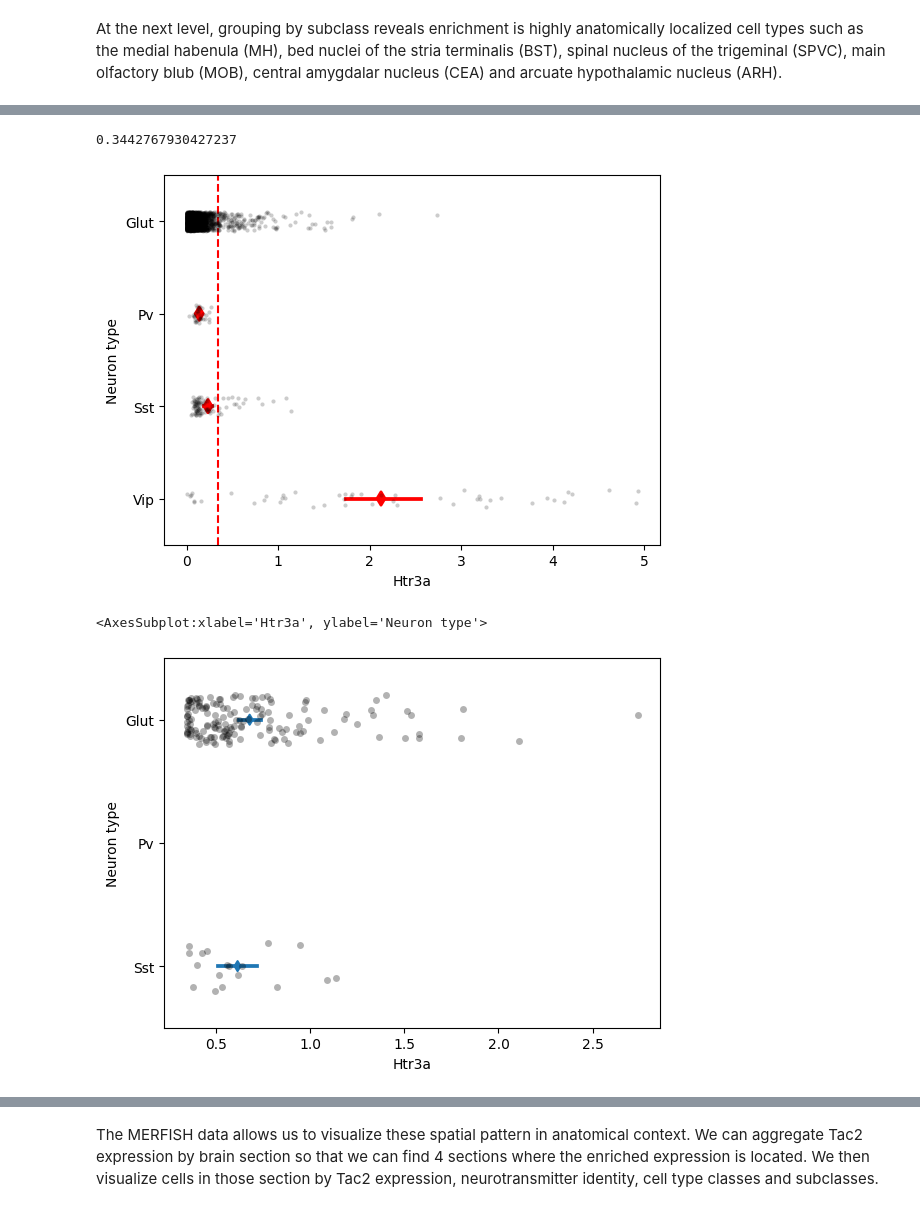
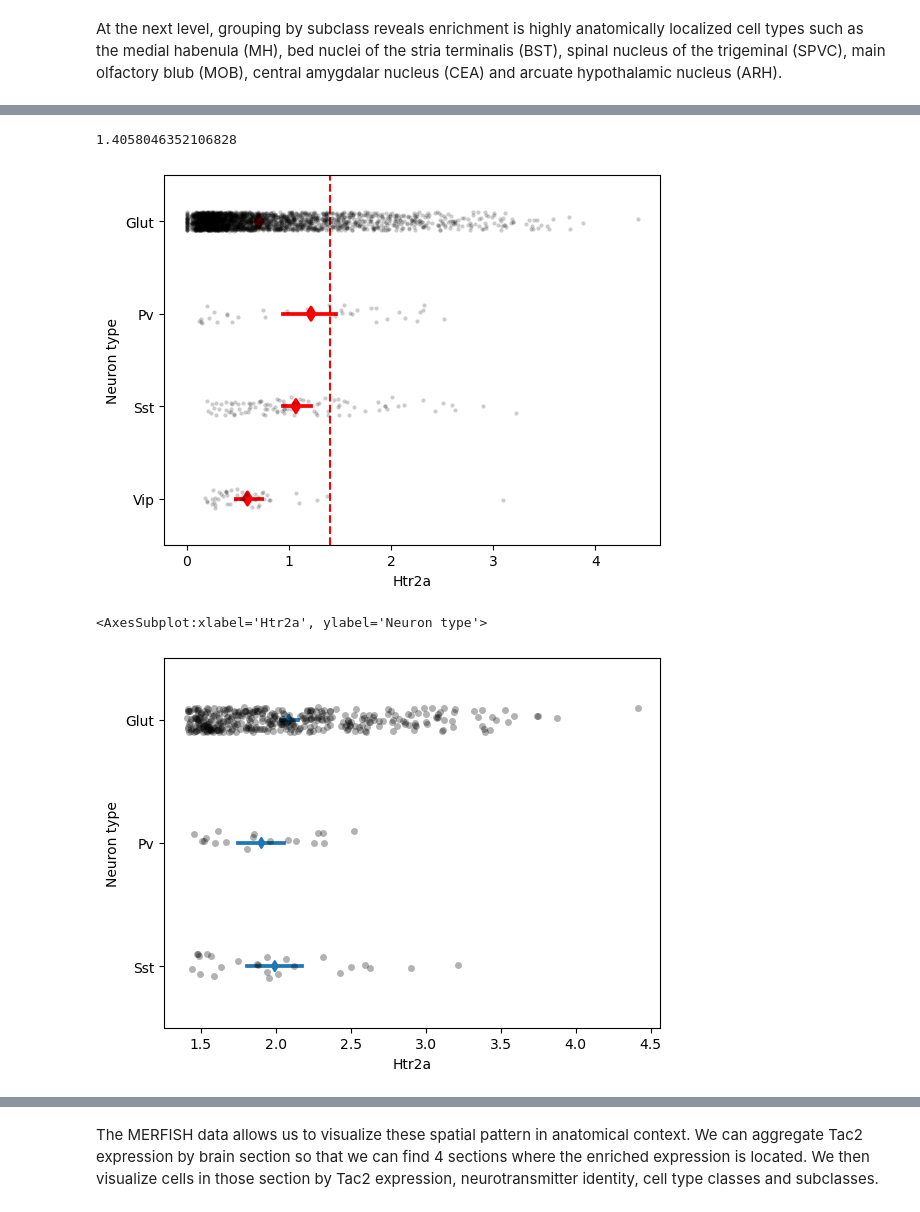
Before and after one commit to RobertoDF/Transcriptomics-5-HT, a Jupyter notebook: merfish_tutorial_part_2b.ipynb, the cells around one changed output, grey strips where cells are left out. Cells and saved outputs as stored; diff of their text form; code cells hidden in the pictures.

```diff
--- a/merfish_tutorial_part_2b.ipynb
+++ b/merfish_tutorial_part_2b.ipynb
@@ -76,0 +87,6 @@ cell = cell.join(reconstructed_coords,how='inner')
+# %%
+metadata = manifest['file_listing']['MERFISH-C57BL6J-638850']['metadata']
+rpath = metadata['example_genes_all_cells_expression']['files']['csv']['relative_path']
+file = os.path.join( download_base, rpath )
+exp = pd.read_csv(file,dtype={"cell_label":str})
+exp.set_index('cell_label',inplace=True)
@@ -305,23 +338,23 @@ all["neurotransmitter"] = all.index.to_series().str.extract(pattern)[0]
 all["Neuron type"] = all.index.to_series().str.extract(r'(Pv|Sst|Vip|Glut)')
 # %%
 order= ["Glut", "Pv", "Sst", "Vip"]
-sns.stripplot(data=all, x="Htr3a", y="Neuron type", color="k", alpha=.2, order=order, s=3)
-sns.pointplot(data=all, x="Htr3a", y="Neuron type", join=False, dodge=.2,
+sns.stripplot(data=all, x="Htr2a", y="Neuron type", color="k", alpha=.2, order=order, s=3)
+sns.pointplot(data=all, x="Htr2a", y="Neuron type", join=False, dodge=.2,
     markers="d", order=order, color="r" )
 plt.axvline(x=aggregate_by_metadata(joined, exgenes, level, True ).quantile(.9)[0], color='r', linestyle='--')
 aggregate_by_metadata( joined, exgenes, level, True ).quantile(.9)[0]
 # %% [output]
-0.3442767930427237
+1.4058046352106828
-[figure, old version]
+[figure, new version]
 # %%
 order= ["Glut", "Pv", "Sst"]
-top_all = all[all["Htr3a"]>aggregate_by_metadata( joined, exgenes, level, True ).quantile(.9)[0]]
-sns.stripplot(data=top_all, x="Htr3a", y="Neuron type", color="k", alpha=.3 , order=order)
-sns.pointplot(data=top_all, x="Htr3a", y="Neuron type", join=False, order=order, dodge=.8 - .8 / 3,
+top_all = all[all["Htr2a"]>aggregate_by_metadata( joined, exgenes, level, True ).quantile(.9)[0]]
+sns.stripplot(data=top_all, x="Htr2a", y="Neuron type", color="k", alpha=.3 , order=order)
+sns.pointplot(data=top_all, x="Htr2a", y="Neuron type", join=False, order=order, dodge=.8 - .8 / 3,
     markers="d", scale=.75)
 # %% [output]
-<AxesSubplot:xlabel='Htr3a', ylabel='Neuron type'>
+<AxesSubplot:xlabel='Htr2a', ylabel='Neuron type'>
-[figure, old version]
+[figure, new version]
 # %%
 top_all[top_all["Neuron type"]=="Sst"]
 # %% [output]
```
Also changed, not shown: parts of 52 cells of this notebook, 15 other files.
